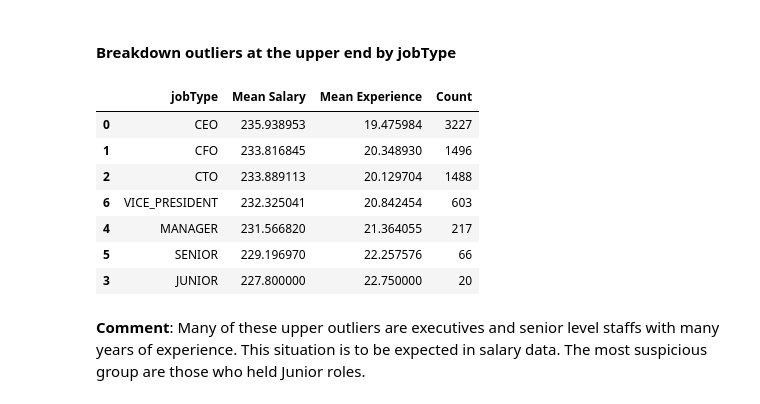
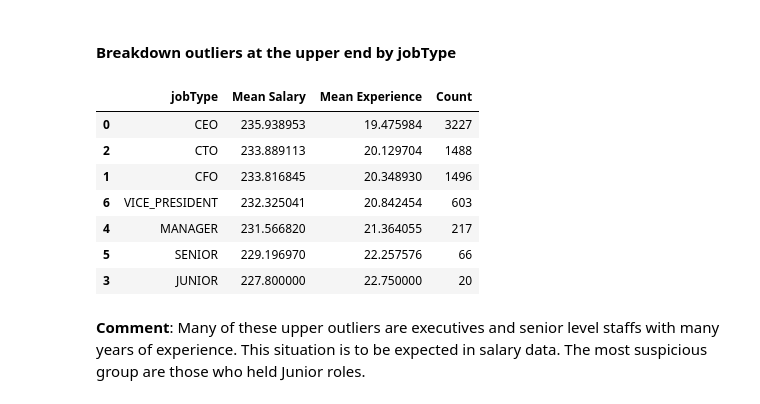
Before and after one commit to HieuNguyen258/Are-we-overpaying-our-employees-, a Jupyter notebook: Salary Prediction Project.ipynb, the cells around one changed output. Saved outputs shown, nothing was run; the diff lists cells and outputs as text; code cells hidden in the pictures.

```diff
--- a/Salary Prediction Project.ipynb
+++ b/Salary Prediction Project.ipynb
@@ -450,25 +467,17 @@ memory usage: 556.0+ KB
 None
 # %% [markdown]
 #### Breakdown outliers at the upper end by jobType
-# %%
-#calculate the mean salary of these upper outliers by jobType
-df1 = train[train.salary > upper_whisker].groupby(['jobType'])['salary'].mean().reset_index(name='Mean Salary')
-
-#calculate the mean years of Experience of these upper outliers by jobType
-df2 = train[train.salary > upper_whisker].groupby(['jobType'])['yearsExperience'].mean().reset_index(name='Mean Experience')
-
-#count the number of upper outliers by jobType
-df3 = train[train.salary > upper_whisker].groupby(['jobType'])['salary'].count().reset_index(name='Count')
-df1.join(df2.set_index('jobType'), on='jobType').join(df3.set_index('jobType'), on='jobType').sort_values(by='Count', ascending=False)
-# %% [output]
-|  | jobType | Mean Salary | Mean Experience | Count |
-| 0 | CEO | 235.938953 | 19.475984 | 3227 |
-| 1 | CFO | 233.816845 | 20.348930 | 1496 |
-| 2 | CTO | 233.889113 | 20.129704 | 1488 |
-| 6 | VICE_PRESIDENT | 232.325041 | 20.842454 | 603 |
-| 4 | MANAGER | 231.566820 | 21.364055 | 217 |
-| 5 | SENIOR | 229.196970 | 22.257576 | 66 |
-| 3 | JUNIOR | 227.800000 | 22.750000 | 20 |
+# %%
+summarize_categorical(train[train.salary > upper_whisker], 'jobType', sort_by = 'Mean Salary')
+# %% [output]
+|  | jobType | Mean Salary | Mean Experience | Count |
+| 0 | CEO | 235.938953 | 19.475984 | 3227 |
+| 2 | CTO | 233.889113 | 20.129704 | 1488 |
+| 1 | CFO | 233.816845 | 20.348930 | 1496 |
+| 6 | VICE_PRESIDENT | 232.325041 | 20.842454 | 603 |
+| 4 | MANAGER | 231.566820 | 21.364055 | 217 |
+| 5 | SENIOR | 229.196970 | 22.257576 | 66 |
+| 3 | JUNIOR | 227.800000 | 22.750000 | 20 |
 # %% [markdown]
 **Comment**: Many of these upper outliers are executives and senior level staffs with many years of experience. This situation is to be expected in salary data. The most suspicious group are those who held Junior roles.
 # %% [markdown]
```
Also changed, not shown: parts of 10 cells of this notebook.
